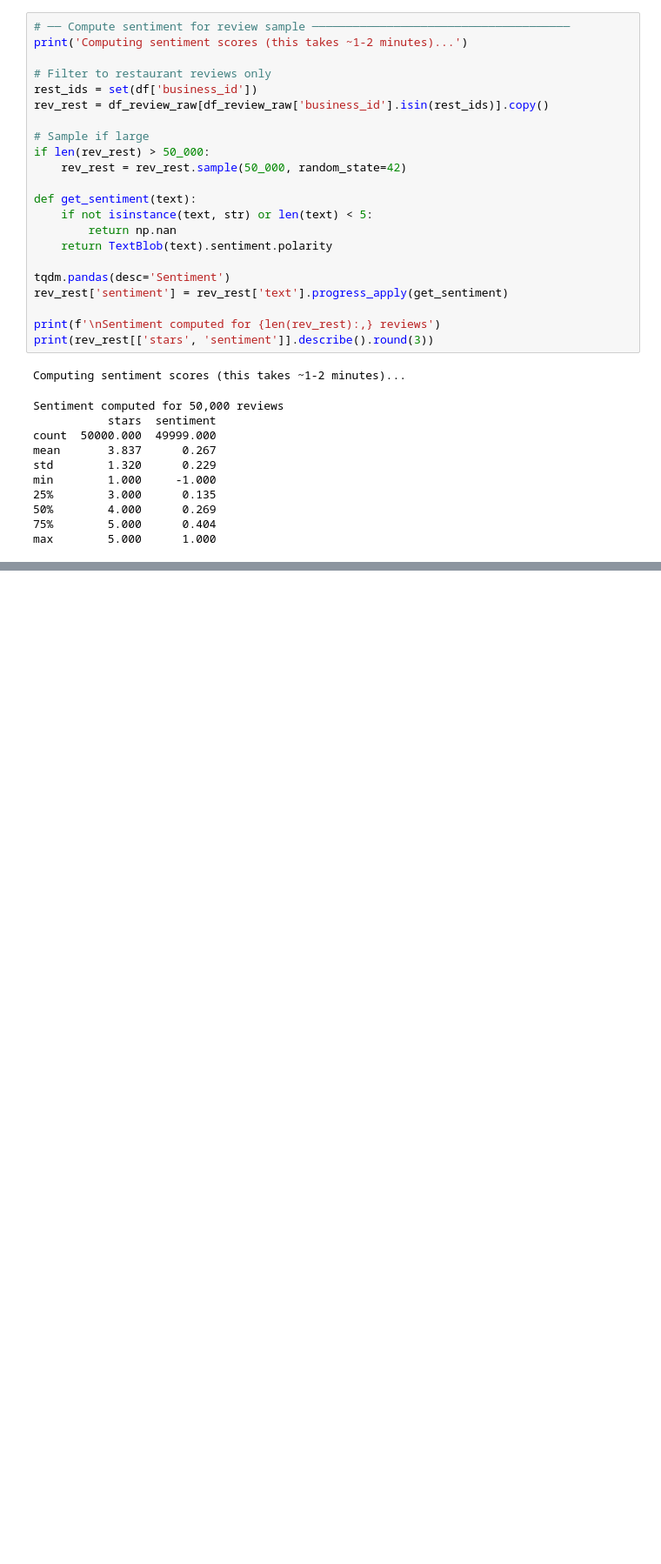
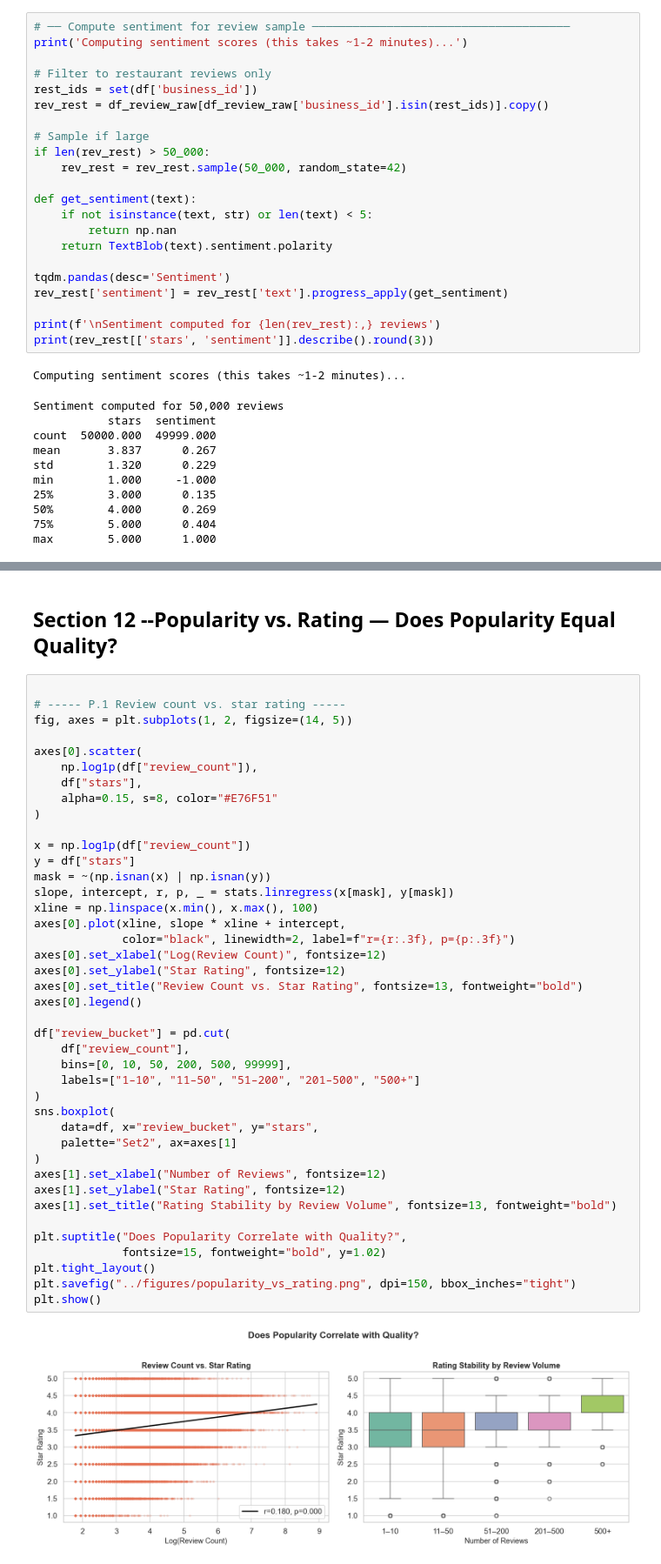
Before and after one commit to HelenTu05/ECON-UB-232-Data-Bootcamp-Midterm, a Jupyter notebook: notebooks/01_yelp_eda.ipynb, the cells around one changed output, grey strips where cells are left out. Shown at 87% size. Saved outputs shown, nothing was run; the diff lists cells and outputs as text; blank space fills up the shorter version.

```diff
--- a/yelp_restaurant_eda.ipynb
+++ b/notebooks/01_yelp_eda.ipynb
@@ -693,0 +827,45 @@ Pearson r (review sentiment vs review stars): r = +0.597,  p = 0.00e+00
+# %% [markdown]
+## Section 12 --Popularity vs. Rating — Does Popularity Equal Quality?
+# %%
+
+# ----- P.1 Review count vs. star rating -----
+fig, axes = plt.subplots(1, 2, figsize=(14, 5))
+
+axes[0].scatter(
+    np.log1p(df["review_count"]),
+    df["stars"],
+    alpha=0.15, s=8, color="#E76F51"
+)
+
+x = np.log1p(df["review_count"])
+y = df["stars"]
+mask = ~(np.isnan(x) | np.isnan(y))
+slope, intercept, r, p, _ = stats.linregress(x[mask], y[mask])
+xline = np.linspace(x.min(), x.max(), 100)
+axes[0].plot(xline, slope * xline + intercept,
+             color="black", linewidth=2, label=f"r={r:.3f}, p={p:.3f}")
+axes[0].set_xlabel("Log(Review Count)", fontsize=12)
+axes[0].set_ylabel("Star Rating", fontsize=12)
+axes[0].set_title("Review Count vs. Star Rating", fontsize=13, fontweight="bold")
+axes[0].legend()
+
+df["review_bucket"] = pd.cut(
+    df["review_count"],
+    bins=[0, 10, 50, 200, 500, 99999],
+    labels=["1–10", "11–50", "51–200", "201–500", "500+"]
+)
+sns.boxplot(
+    data=df, x="review_bucket", y="stars",
+    palette="Set2", ax=axes[1]
+)
+axes[1].set_xlabel("Number of Reviews", fontsize=12)
+axes[1].set_ylabel("Star Rating", fontsize=12)
+axes[1].set_title("Rating Stability by Review Volume", fontsize=13, fontweight="bold")
+
+plt.suptitle("Does Popularity Correlate with Quality?",
+             fontsize=15, fontweight="bold", y=1.02)
+plt.tight_layout()
+plt.savefig("../figures/popularity_vs_rating.png", dpi=150, bbox_inches="tight")
+plt.show()
+# %% [output]
+[figure, added]
```
Also changed, not shown: parts of 21 cells of this notebook, 19 other files.
